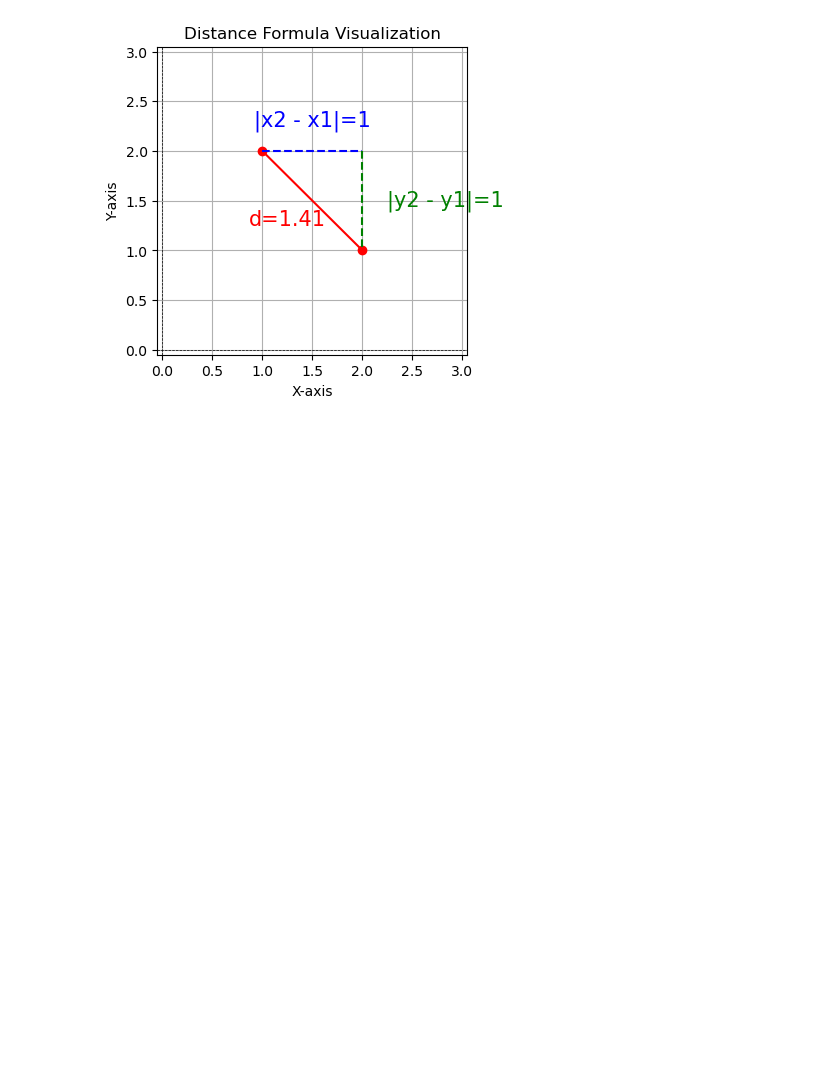
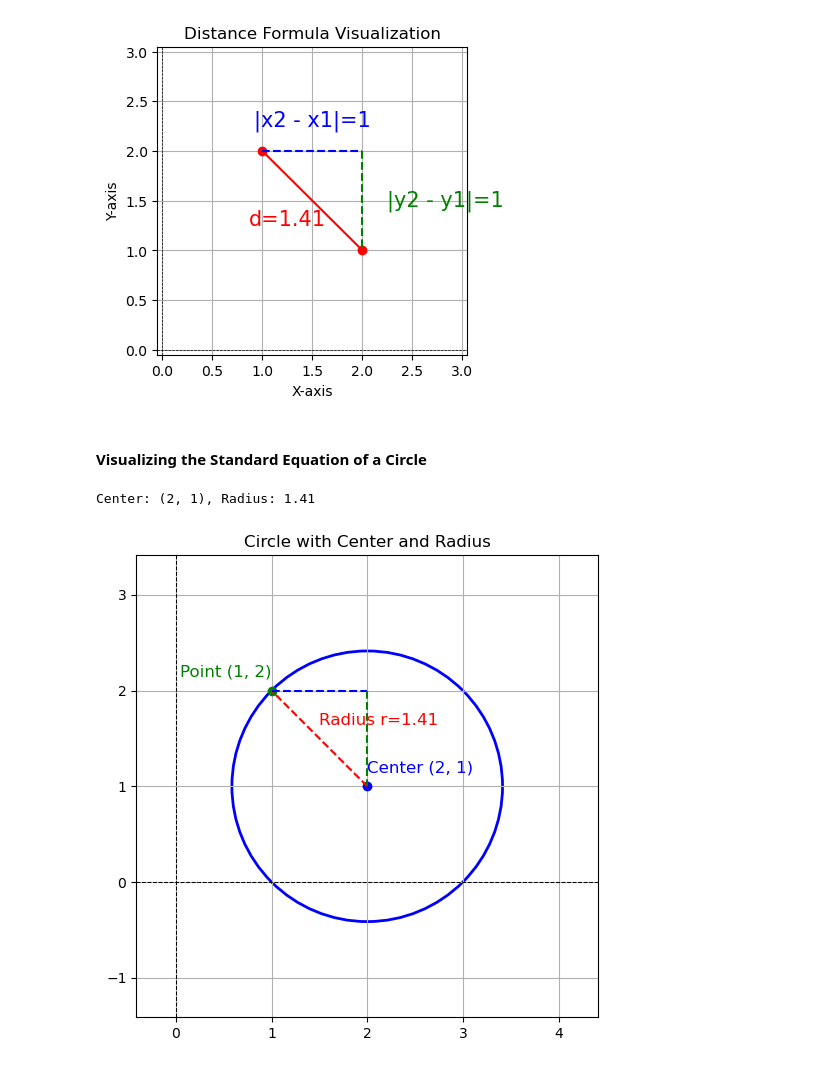
Before and after one commit to bravobryan/bravemath, a Jupyter notebook: bravemath/calc/precalc/precalc_notes.ipynb, the cells around one changed output. Drawn from its saved outputs; the diff is of its cells as text; code cells hidden in the pictures; blank space fills up the shorter version.

```diff
--- a/bravemath/calc/precalc/precalc_notes.ipynb
+++ b/bravemath/calc/precalc/precalc_notes.ipynb
@@ -133,3 +144,61 @@ plt.axvline(0, color='black',linewidth=0.5, ls='--')
 plt.show()
 # %% [output]
 [figure]
+# %% [markdown]
+#### Visualizing the Standard Equation of a Circle
+# %%
+# import numpy as np
+import matplotlib.pyplot as plt
+import matplotlib.patches as patches
+
+# Create a circle with center (h, k) and radius r, and identify a point on the circle.
+h, k = p2 # 2, 3 # Center of the circle
+x, y = p1 # 6, 6 # A point on the circle
+# Using the distance formula to define the radius
+r = np.sqrt((x - h)**2 + (y - k)**2)  # Radius based on distance from center to point (5, 7)
+print(f"Center: ({h}, {k}), Radius: {r:.2f}")
+
+# Plotting the circle and the point
+fig, ax = plt.subplots(figsize=(6, 6))
+
+# Define the circle
+center_x = h
+center_y = k
+radius = r
+
+# Draw the circle
+circle = patches.Circle((center_x, center_y), radius, color='blue', fill=False, linewidth=2)
+ax.add_patch(circle)
+
+# Plot the center, the point on the circle, and the radius line
+ax.plot(center_x, center_y, 'bo')  # Center point
+ax.plot(x, y, 'go')  # Point on the circle
+ax.plot([center_x, x], [center_y, y], 'r--')  # Radius line
+
+# Annotations
+# annotate (h, k) point
+ax.annotate(f'Center ({h}, {k})', (center_x, center_y), textcoords="offset points", xytext=(0,10), ha='left', fontsize=12, color='blue')
+# annotate (x, y) point
+ax.annotate(f'Point ({x}, {y})', (x, y), textcoords="offset points", xytext=(0,10), ha='right', fontsize=12, color='green')
+# annotate radius
+mid_radius_x = (center_x + x) / 2
+mid_radius_y = (center_y + y) / 2
+ax.annotate(f'Radius r={radius:.2f}', (mid_radius_x, mid_radius_y), textcoords="offset points", xytext=(0,10), ha='left', fontsize=12, color='red')
+
+# Visual adjustments
+ax.set_title('Circle with Center and Radius')
+ax.axhline(0, color='black',linewidth=0.75, ls='--')
+ax.axvline(0, color='black',linewidth=0.75, ls='--')
+ax.set_xlim(center_x - radius - 1, center_x + radius + 1)
+ax.set_ylim(center_y - radius - 1, center_y + radius + 1)
+ax.grid(True)
+ax.set_aspect('equal', adjustable='box')
+
+# Plot adjacent right triangle to illustrate the distance formula components.
+ax.plot([x1, x2], [y1, y1], 'b--')  # Horizontal line
+ax.plot([x2, x2], [y1, y2], 'g--')  # Vertical line
+
+plt.show()
+# %% [output]
+Center: (2, 1), Radius: 1.41
+[figure, added]
```
Also changed, not shown: parts of 2 cells of this notebook.
